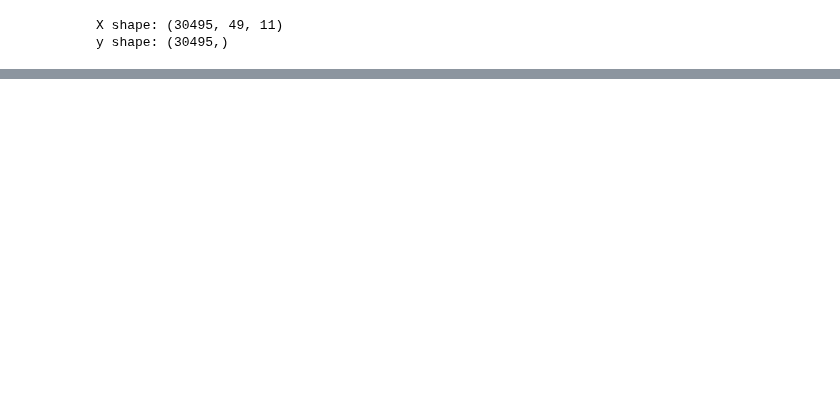
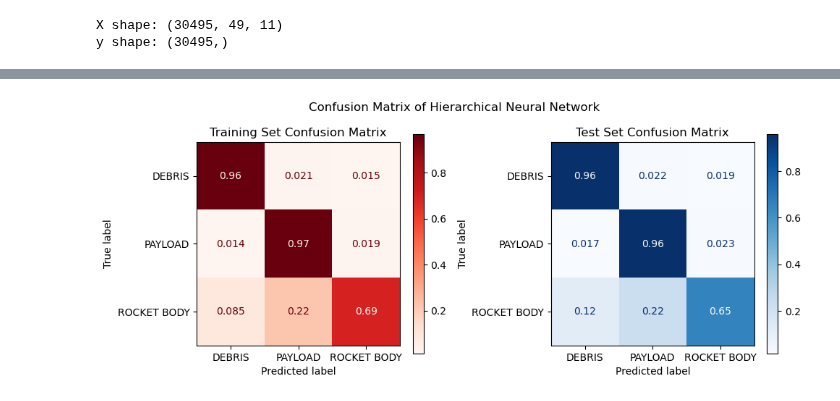
Before and after one commit to tedinspace/space-object-identification, a Jupyter notebook: src/Final_Model_Draft_Padding.ipynb, the cells around one changed output, grey strips where cells are left out. Drawn from its saved outputs; the diff is of its cells as text; code cells hidden in the pictures; blank space fills up the shorter version.

```diff
--- a/src/Final_Model_Draft_Padding.ipynb
+++ b/src/Final_Model_Draft_Padding.ipynb
@@ -76,0 +232,2 @@ X_train, X_test, y_train, y_test = train_test_split(X_array, y_encoded, test_siz
+# %%
+state_model.trainable = False
@@ -215,0 +365,36 @@ plt.tight_layout()
+# %%
+# Training parameters
+EPOCHS = 50
+BATCH_SIZE = 32
+LR = 0.00001
+
+# Tune everything
+state_model.trainable = True
+
+object_model.compile(
+    optimizer=tf.keras.optimizers.Adam(LR),
+    loss={'state_output': 'sparse_categorical_crossentropy', 'object_output': 'sparse_categorical_crossentropy'},
+    loss_weights={'state_output': 1, 'object_output': 3}, # More emphasis on getting final object prediction right
+    weighted_metrics={'state_output': 'accuracy', 'object_output': 'accuracy'},
+)
+
+object_model.summary()
+
+# Create mask for the loss function so padded values don't contribute to the loss
+mask = (X_train != PADDING_VALUE).any(axis=-1)
+state_sample_weights = mask.astype(np.float32)
+
+early_stopping = tf.keras.callbacks.EarlyStopping(monitor='val_object_output_loss', patience=10, restore_best_weights=True, verbose=1)
+
+final_model_history = object_model.fit(
+    X_train_scaled,
+    {'state_output': y_train_repeated, 'object_output': y_train},
+    sample_weight={'state_output':state_sample_weights, 'object_output': np.ones(len(y_train))},
+    validation_data=[X_val_scaled, {'state_output': y_val_repeated, 'object_output': y_val}],
+    batch_size=BATCH_SIZE,
+    epochs=EPOCHS,
+    callbacks=[early_stopping]
+)
+final_history = final_model_history.history
+
+object_model.save_weights('models/final_model.weights.h5')
@@ -215,0 +435,6 @@ plt.tight_layout()
+# %%
+y_train_pred = np.argmax(object_model.predict(X_train_scaled, verbose=0)[1], axis=-1)
+y_test_pred = np.argmax(object_model.predict(X_test_scaled, verbose=0)[1], axis=-1)
+viz.plot_side_my_side_confusion("Confusion Matrix of Hierarchical Neural Network", y_train, y_train_pred, "Training Set Confusion Matrix", y_test, y_test_pred, "Test Set Confusion Matrix", label_encoder)
+# %% [output]
+[figure, added]
```
Also changed, not shown: parts of 29 cells of this notebook.
